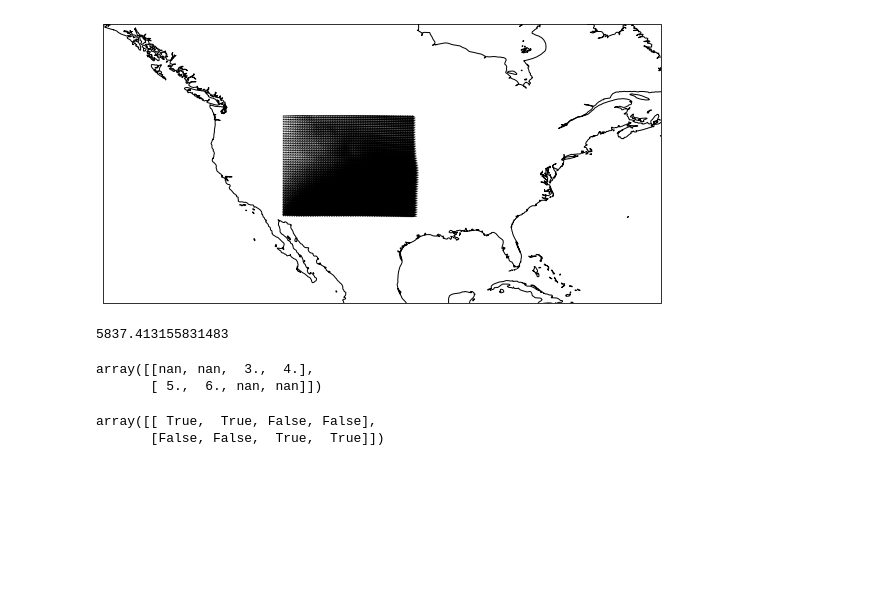
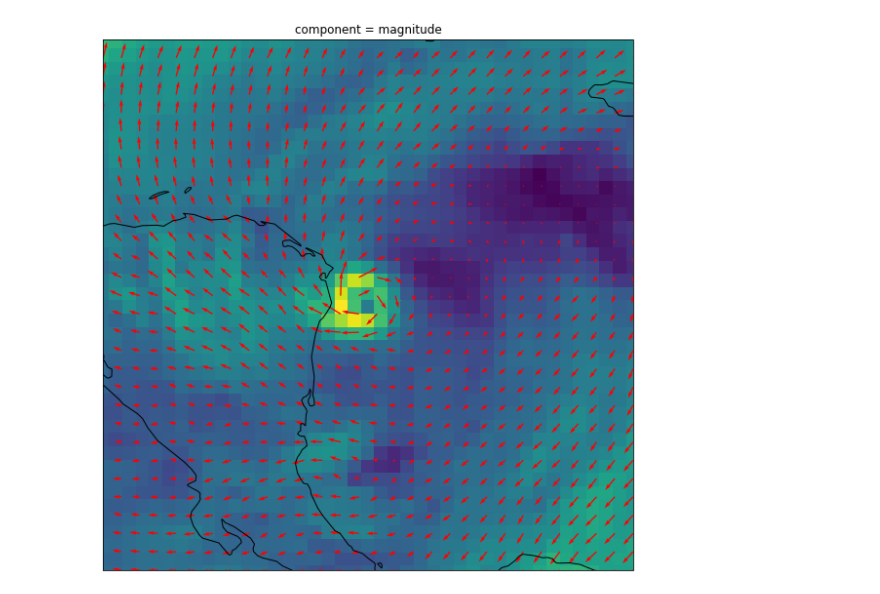
Before and after one commit to galenvincent/tc-wind-shear, a Jupyter notebook: testing.ipynb, the cells around one changed output. Cells and saved outputs as stored; diff of their text form; code cells hidden in the pictures; blank space fills up the shorter version.

```diff
--- a/testing.ipynb
+++ b/testing.ipynb
@@ -1,9 +1,10 @@
 # %%
 import tc_functions as fun
 import credentials
-dataset = fun.get_shear_stamp(2019, 1, 10, 18,
-                    39.656456, -105.012831, 800,
-                    credentials.RDA_USER, credentials.RDA_PASSWORD)
+dataset = fun.get_shear_stamp(
+    2020, 11, 3, 0, 14.3, 277.5 - 360, 800,
+    credentials.RDA_USER, credentials.RDA_PASSWORD
+)
 # %%
 dataset
 # %% [output]
@@ -26,0 +28,2 @@ Attributes:
+# %%
+dataset = fun.quadrantize(dataset, -1.5, 1)
@@ -45,40 +77,28 @@ plt.show()
 # %%
 # Fix this plotting mess, then go back to the tc_functions and go back to circular and see if it works there.
 
 import cartopy.crs as ccrs
 from matplotlib import pyplot as plt
+import numpy as np
+
+center_lat = dataset.attrs["center_lat"]
+center_lon = dataset.attrs["center_lon"]
+extent = [center_lon - 5, center_lon + 5, center_lat - 5, center_lat + 5]
 
 lat = dataset.coords['lat'].values
 lon = dataset.coords['lon'].values
 
-u = dataset[0,0].values
-v = dataset[0,1].values
+lon = np.where(lon > 180, lon - 360, lon)
+
+u = dataset[1].values
+v = dataset[2].values
 
 plt.figure(figsize = (10, 10))
 ax = plt.axes(projection = ccrs.PlateCarree())
-ax.set_extent([-140, -60, 20, 60], ccrs.PlateCarree())
+ax.set_extent(extent, ccrs.PlateCarree())
 ax.coastlines('50m')
-ax.quiver(lon, lat, u, v, transform = ccrs.PlateCarree())#, regrid_shape = 0.5)
-
-#ax.set_ylim([20, 60])
-#ax.set_xlim([-130, -70])
+dataset[0].plot.pcolormesh(ax = ax, transform = ccrs.PlateCarree(), x = 'lon', y = 'lat', add_colorbar = False)
+ax.quiver(lon, lat, u, v, color = "red", transform = ccrs.PlateCarree(), regrid_shape = 30)
 plt.show()
 # %% [output]
-[figure, old version]
+[figure, new version]
-# %%
-fun.great_circ_dist([40.6892, -74.0444 + 360], [48.8583, 2.2945])
-# %% [output]
-5837.413155831483
-# %%
-import numpy as np
-a = np.array([[1, 2, 3, 4], [5, 6, 7, 8]])
-b = np.array([[True, True, False, False],[False, False, True, True]])
-np.where(b, np.nan, a)
-# %% [output]
-array([[nan, nan,  3.,  4.],
-       [ 5.,  6., nan, nan]])
-# %%
-b
-# %% [output]
-array([[ True,  True, False, False],
-       [False, False,  True,  True]])
```
Also changed, not shown: parts of 5 cells of this notebook, 2 other files.
